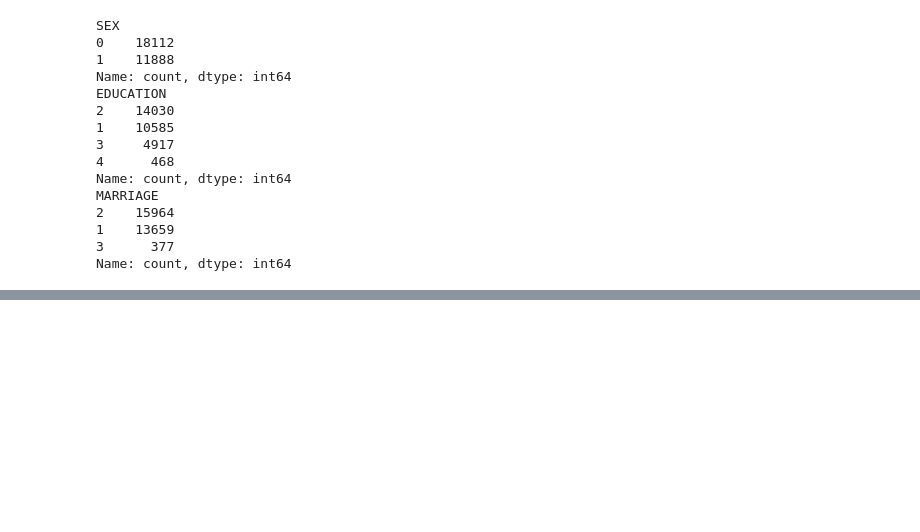
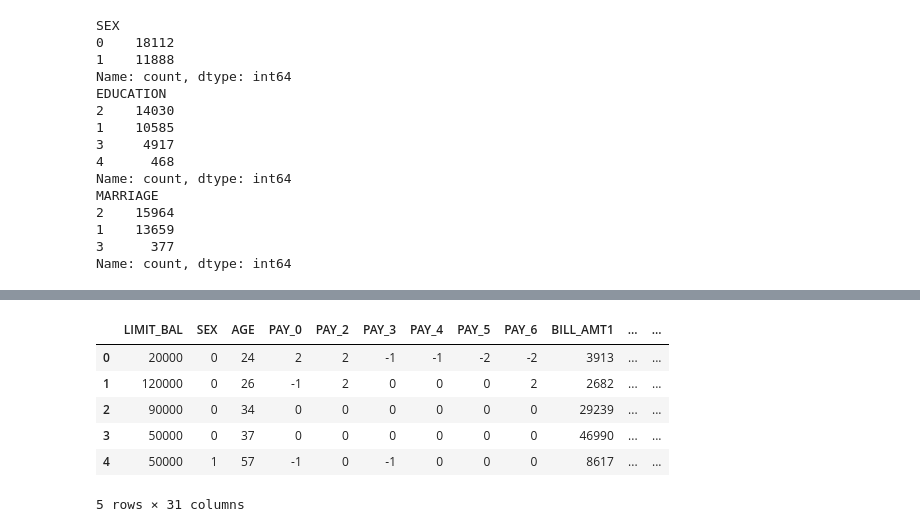
Before and after one commit to YousefSalah123/Credit-Card-Default-Prediction-using-Logistic-Regression, a Jupyter notebook: project.ipynb, the cells around one changed output, grey strips where cells are left out. Saved outputs shown, nothing was run; the diff lists cells and outputs as text; code cells hidden in the pictures; blank space fills up the shorter version.

```diff
--- a/project.ipynb
+++ b/project.ipynb
@@ -316,0 +324,19 @@ df.head()
+# %%
+# we do the same for marriage as education
+df = pd.get_dummies(df, columns=['MARRIAGE'], prefix='MARRIAGE')
+df = df.astype(int)
+# rename marriage columns to meaningful names
+df = df.rename(columns={
+    'MARRIAGE_1': 'married',
+    'MARRIAGE_2': 'single',
+    'MARRIAGE_3': 'other status'
+})
+df.head()
+# %% [output]
+|  | LIMIT_BAL | SEX | AGE | PAY_0 | PAY_2 | PAY_3 | PAY_4 | PAY_5 | PAY_6 | BILL_AMT1 | ... | ... |
+| 0 | 20000 | 0 | 24 | 2 | 2 | -1 | -1 | -2 | -2 | 3913 | ... | ... |
+| 1 | 120000 | 0 | 26 | -1 | 2 | 0 | 0 | 0 | 2 | 2682 | ... | ... |
+| 2 | 90000 | 0 | 34 | 0 | 0 | 0 | 0 | 0 | 0 | 29239 | ... | ... |
+| 3 | 50000 | 0 | 37 | 0 | 0 | 0 | 0 | 0 | 0 | 46990 | ... | ... |
+| 4 | 50000 | 1 | 57 | -1 | 0 | -1 | 0 | 0 | 0 | 8617 | ... | ... |
+5 rows × 31 columns
```
Also changed, not shown: parts of 13 cells of this notebook.
